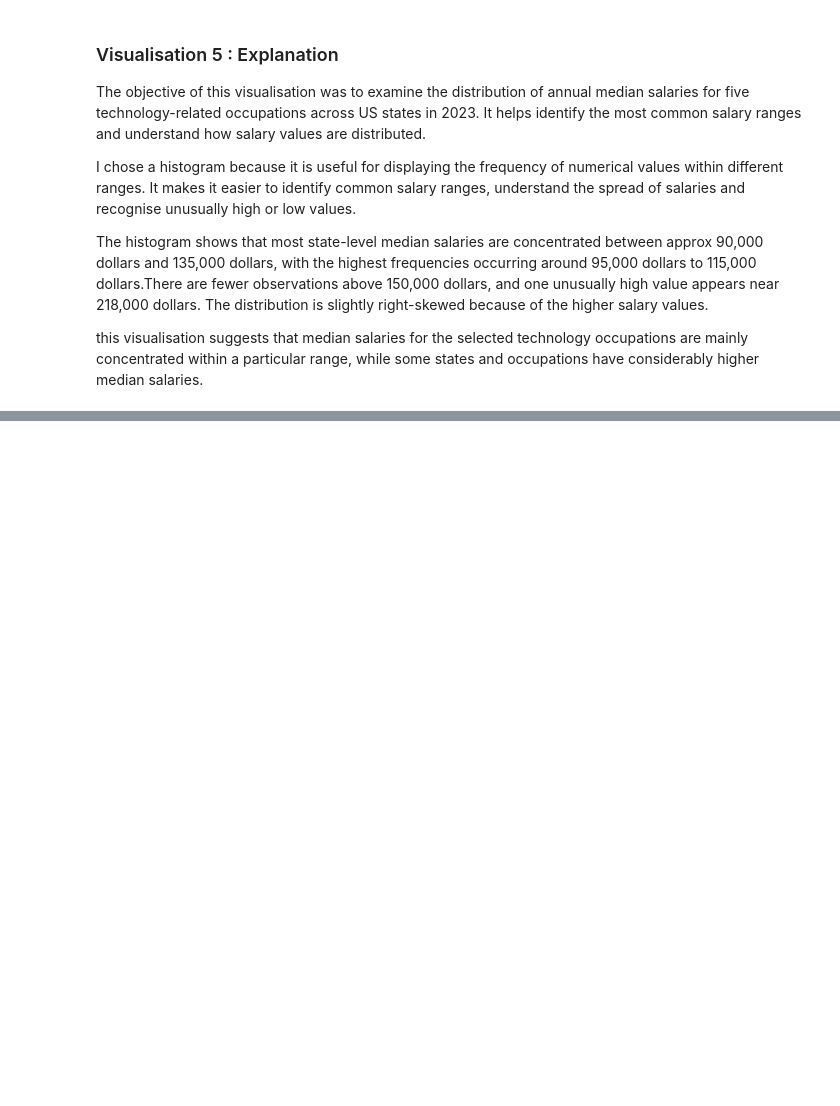
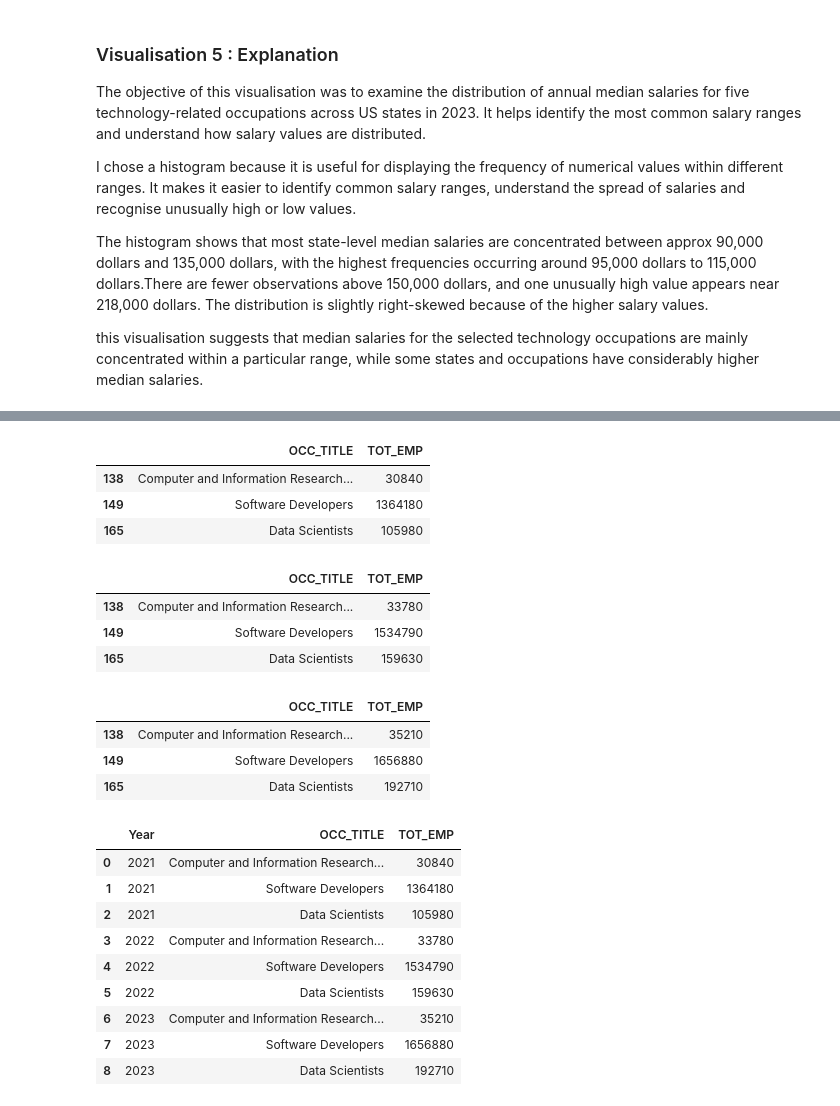
Before and after one commit to Aayusho/Data-Visualisation-and-Communication-CA1, a Jupyter notebook: Ca1 Data_vis_and_comm.ipynb, the cells around one changed output, grey strips where cells are left out. Cells and saved outputs as stored; diff of their text form; code cells hidden in the pictures; blank space fills up the shorter version.

Commit message:
fixed box plot error and added trend analysis
fixed the missing salary groups variable, started the challenge task analysing trends from 2021 to 2023, loaded and explored the datasets

```diff
--- a/Ca1 Data_vis_and_comm.ipynb
+++ b/Ca1 Data_vis_and_comm.ipynb
@@ -524,0 +599,61 @@ this visualisation suggests that median salaries for the selected technology occ
+# %%
+trend_2021 = df_2021.loc[
+    (df_2021['AREA'] == 99) &
+    (df_2021['NAICS'] == '000000') &
+    (df_2021['OCC_CODE'].isin(trend_codes))
+].copy()
+
+trend_2021[['OCC_TITLE', 'TOT_EMP']]
+# %% [output]
+|  | OCC_TITLE | TOT_EMP |
+| 138 | Computer and Information Research... | 30840 |
+| 149 | Software Developers | 1364180 |
+| 165 | Data Scientists | 105980 |
+# %%
+trend_2022 = df_2022.loc[
+    (df_2022['AREA'] == 99) &
+    (df_2022['NAICS'] == '000000') &
+    (df_2022['OCC_CODE'].isin(trend_codes))
+].copy()
+
+trend_2022[['OCC_TITLE', 'TOT_EMP']]
+# %% [output]
+|  | OCC_TITLE | TOT_EMP |
+| 138 | Computer and Information Research... | 33780 |
+| 149 | Software Developers | 1534790 |
+| 165 | Data Scientists | 159630 |
+# %%
+trend_2023 = df.loc[
+    (df['AREA'] == 99) &
+    (df['NAICS'] == '000000') &
+    (df['OCC_CODE'].isin(trend_codes))
+].copy()
+
+trend_2023[['OCC_TITLE', 'TOT_EMP']]
+# %% [output]
+|  | OCC_TITLE | TOT_EMP |
+| 138 | Computer and Information Research... | 35210 |
+| 149 | Software Developers | 1656880 |
+| 165 | Data Scientists | 192710 |
+# %%
+trend_2021['Year'] = 2021
+trend_2022['Year'] = 2022
+trend_2023['Year'] = 2023
+# %%
+trend_data = pd.concat(
+    [trend_2021, trend_2022, trend_2023],
+    ignore_index=True
+)
+
+trend_data[['Year', 'OCC_TITLE', 'TOT_EMP']]
+# %% [output]
+|  | Year | OCC_TITLE | TOT_EMP |
+| 0 | 2021 | Computer and Information Research... | 30840 |
+| 1 | 2021 | Software Developers | 1364180 |
+| 2 | 2021 | Data Scientists | 105980 |
+| 3 | 2022 | Computer and Information Research... | 33780 |
+| 4 | 2022 | Software Developers | 1534790 |
+| 5 | 2022 | Data Scientists | 159630 |
+| 6 | 2023 | Computer and Information Research... | 35210 |
+| 7 | 2023 | Software Developers | 1656880 |
+| 8 | 2023 | Data Scientists | 192710 |
```
Also changed, not shown: parts of 11 cells of this notebook.
